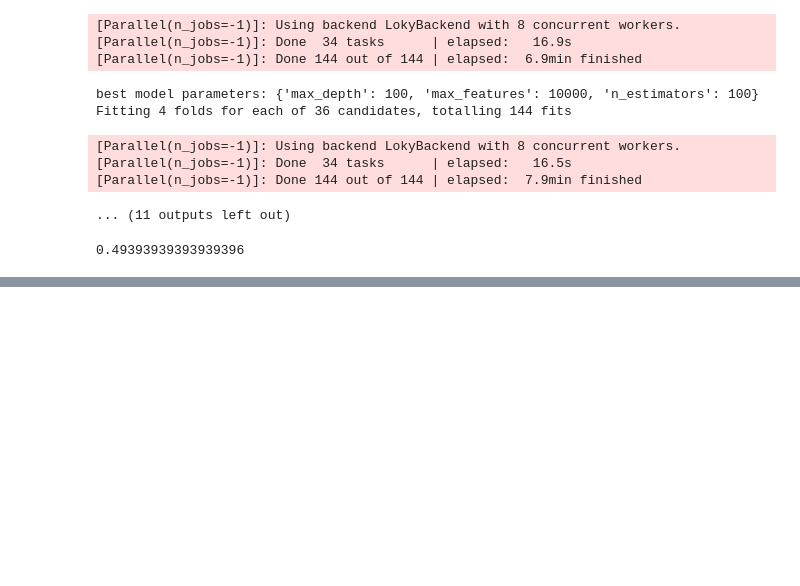
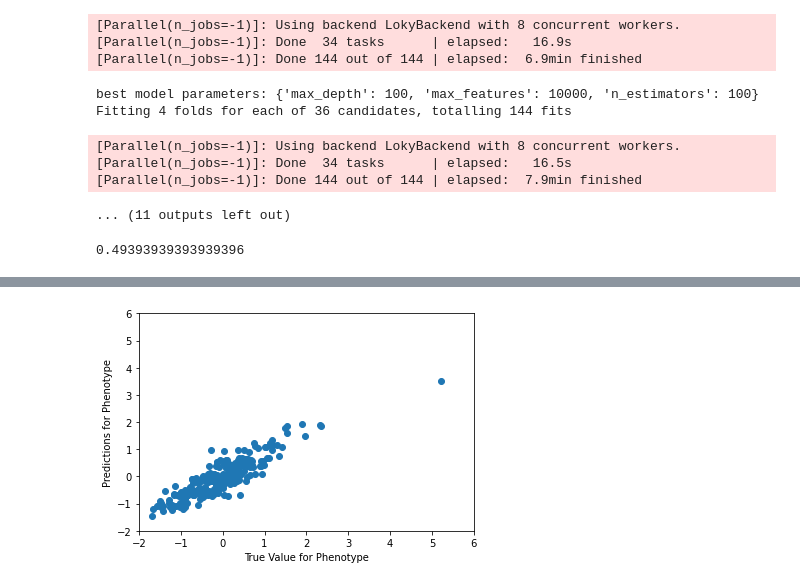
Before and after one commit to jacksonbrandberg/gwas-random-forest, a Jupyter notebook: scr/Random Forests GWAS.ipynb, the cells around one changed output, grey strips where cells are left out. Drawn from its saved outputs; the diff is of its cells as text; code cells hidden in the pictures; blank space fills up the shorter version.

```diff
--- a/scr/Random Forests GWAS.ipynb
+++ b/scr/Random Forests GWAS.ipynb
@@ -96,10 +71,13 @@ def MLpipe_KFold_RMSE(X,ML_algo,param_grid):
     best_models = []
     causal_SNPs_list = []
     top_features_list = []
+    y_tests = []
+    y_preds = []
 
     for i in range(10):
 
         random_state = i * 112
+        np.random.seed(random_state)
         causalSNPs = np.random.randint(low=0, high=10000, size=ncausal_SNPs)
         causal_SNPs_list.append(causalSNPs)
         Xadditive = X[:, causalSNPs] #the values for causal SNPs.
@@ -116,6 +94,7 @@ def MLpipe_KFold_RMSE(X,ML_algo,param_grid):
         y = y_additive + y_noise #np.add(y_additive.reshape(n, 1), y_noise.reshape(n, 1), y_PC, y_epi.reshape(n, 1))
 
         X_other, X_test, y_other, y_test = train_test_split(X,y,test_size = 0.2,random_state=random_state)
+        y_tests.append(y_test)
 
         kf = KFold(n_splits=4,shuffle=True,random_state= random_state)
 
@@ -129,6 +108,7 @@ def MLpipe_KFold_RMSE(X,ML_algo,param_grid):
         print('best model parameters:',grid.best_params_)
         best_models.append(grid)
         y_test_pred = best_models[-1].predict(X_test)
+        y_preds.append(y_test_pred)
         test_scores.append(mean_squared_error(y_test,y_test_pred)**(0.5))
 
         feature_importances = grid.best_estimator_.feature_importances_
@@ -144,7 +124,7 @@ def MLpipe_KFold_RMSE(X,ML_algo,param_grid):
 
     print(np.mean(test_scores))
     print(np.std(test_scores))
-    return best_models, test_scores, causal_SNPs_list, top_features_list
+    return best_models, test_scores, causal_SNPs_list, top_features_list, y_tests, y_preds
 # %%
 ML_algo = RandomForestRegressor()
 param_grid = {'n_estimators':[100],
@@ -404,0 +346,22 @@ list(set(top_features1).intersection(causal_SNPs_1))
+# %%
+from sklearn.decomposition import PCA
+n=X.shape[0]
+p=X.shape[1]
+ncausal_SNPs=10
+
+## Normalize genotype data:
+Xmean= np.mean(X, axis=0) #mean of each column, which corresponds to a SNP locus
+Xstd= np.std(X,axis=0) #standard deviation of each column
+X=np.nan_to_num((X-Xmean)/Xstd) # Standardized genotype matrix based on means and standard deviations
+# of each SNP locus. This is the final X. I use np.nan_to_num in case we get NaN values due to
+# 0 division, i.e. if everything in a column is 0, the mean and standard deviation will also be 0,
+# then we will get NaN values. np.nan_to_num turns NaNs into "0"s. This seemed like a good idea to me
+H2= 0.8 #90% of phenotypic variation is explained by genotype (heritability)
+rho= 1 #100% of H^2 is explained by additive effects
+# %%
+ML_algo = RandomForestRegressor()
+param_grid = {'n_estimators':[100],
+             'max_depth':[30, 100, 300],
+             'max_features':[2000, 4000, 6000, 8000, 10000]}
+
+models, scores, causal_SNPs_list, top_features_list, y_tests, y_preds = MLpipe_KFold_RMSE(X,ML_algo,param_grid)
@@ -404,0 +470,9 @@ list(set(top_features1).intersection(causal_SNPs_1))
+# %%
+plt.scatter(y_tests[0], y_preds[0])
+plt.ylabel('Predictions for Phenotype')
+plt.xlabel('True Value for Phenotype')
+plt.xlim(-2, 6)
+plt.ylim(-2, 6)
+plt.show()
+# %% [output]
+[figure, added]
```
Also changed, not shown: parts of 48 cells of this notebook.
